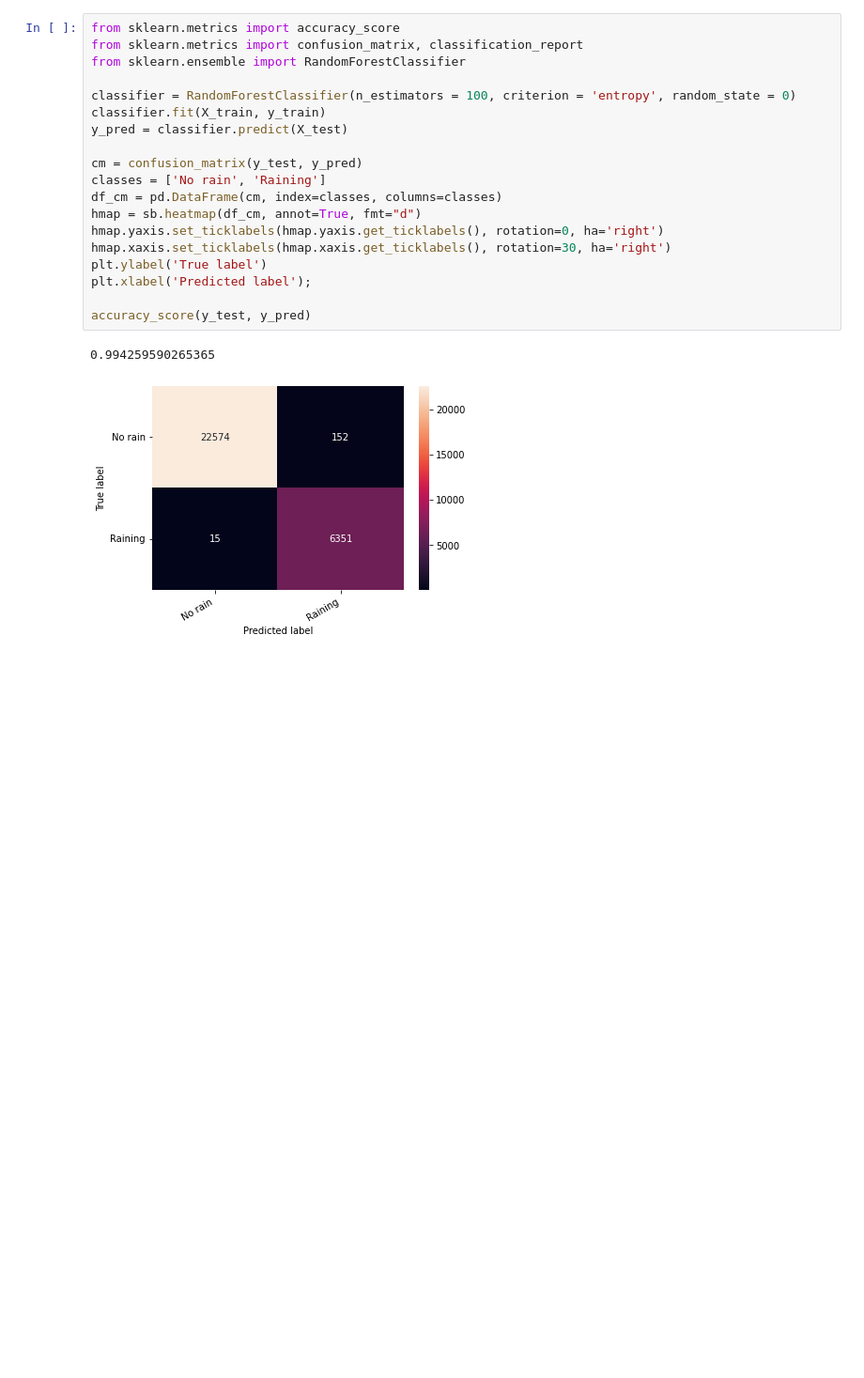
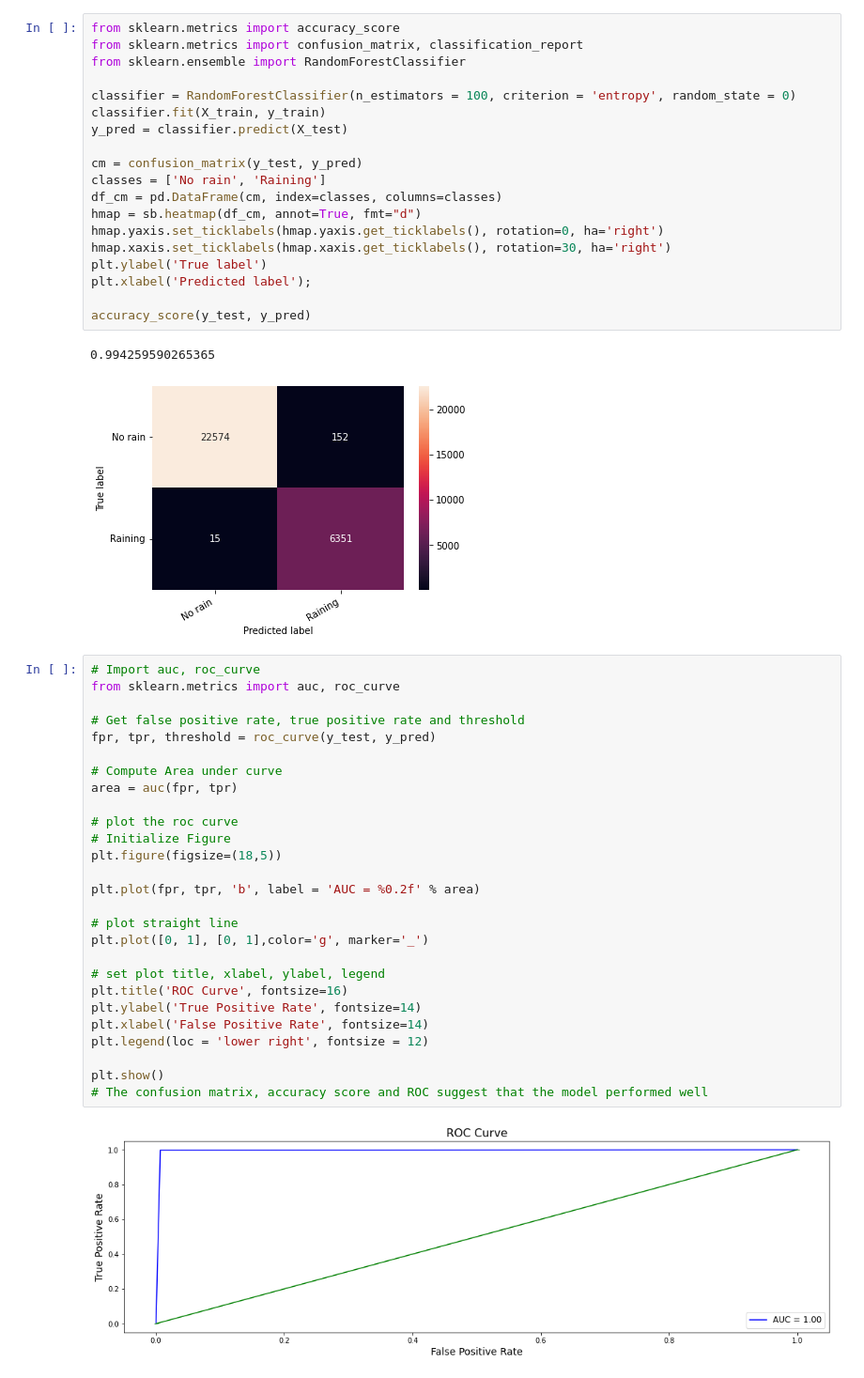
Before and after one commit to cleopatra27/predict_rain_in_australia, a Jupyter notebook: Rain_in_Australia.ipynb, the cells around one changed output. Shown at 94% size. Cells and saved outputs as stored; diff of their text form; blank space fills up the shorter version.

```diff
--- a/Rain_in_Australia.ipynb
+++ b/Rain_in_Australia.ipynb
@@ -247,3 +259,32 @@ accuracy_score(y_test, y_pred)
 # %% [output]
 0.994259590265365
 [figure]
+# %%
+# Import auc, roc_curve
+from sklearn.metrics import auc, roc_curve
+
+# Get false positive rate, true positive rate and threshold
+fpr, tpr, threshold = roc_curve(y_test, y_pred)
+
+# Compute Area under curve
+area = auc(fpr, tpr)
+
+# plot the roc curve
+# Initialize Figure
+plt.figure(figsize=(18,5))
+
+plt.plot(fpr, tpr, 'b', label = 'AUC = %0.2f' % area)
+
+# plot straight line
+plt.plot([0, 1], [0, 1],color='g', marker='_')
+
+# set plot title, xlabel, ylabel, legend
+plt.title('ROC Curve', fontsize=16)
+plt.ylabel('True Positive Rate', fontsize=14)
+plt.xlabel('False Positive Rate', fontsize=14)
+plt.legend(loc = 'lower right', fontsize = 12)
+
+plt.show()
+# The confusion matrix, accuracy score and ROC suggest that the model performed well
+# %% [output]
+[figure, added]
```
Also changed, not shown: parts of 18 cells of this notebook.
